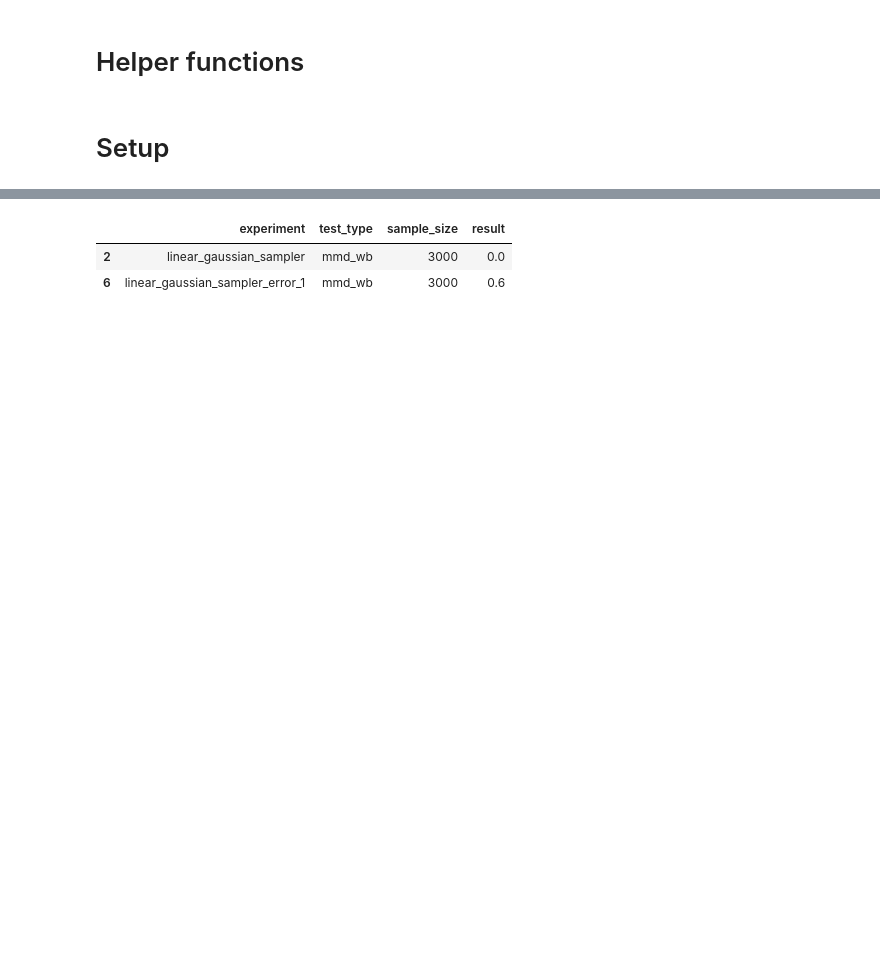
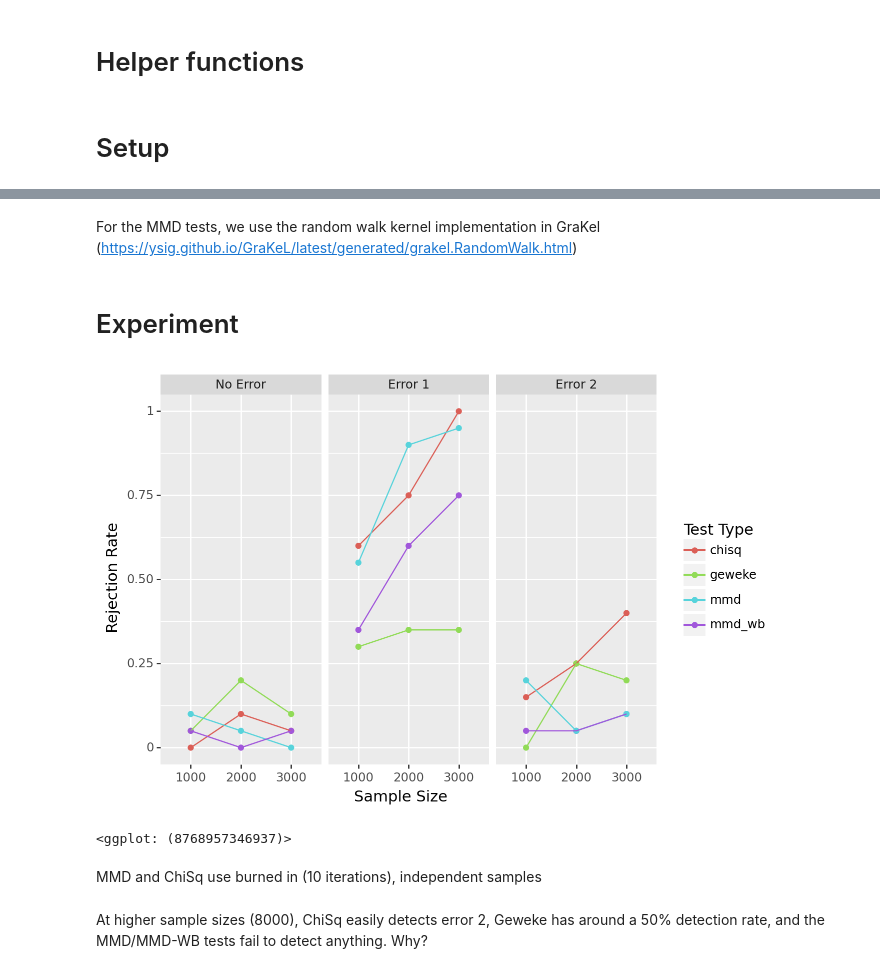
Before and after one commit to awjiang/mcmc-joint-tests, a Jupyter notebook: Graph.ipynb, the cells around one changed output, grey strips where cells are left out. Cells and saved outputs as stored; diff of their text form; code cells hidden in the pictures; blank space fills up the shorter version.

Commit message:
Write-up, Random Walk graph kernel result

```diff
--- a/Graph.ipynb
+++ b/Graph.ipynb
@@ -553 +571,5 @@ class linear_gaussian_sampler_error_2(linear_gaussian_sampler):
+# %% [markdown]
+For the MMD tests, we use the random walk kernel implementation in GraKel (https://ysig.github.io/GraKeL/latest/generated/grakel.RandomWalk.html)
+# %% [markdown]
+# Experiment
 # %%
@@ -600,18 +600,42 @@ df_results['result'] = pd.to_numeric(df_results['result'])
-# %%
-df_results.loc[df_results.test_type == 'mmd_wb']
-# %% [output]
-|  | experiment | test_type | sample_size | result |
-| 2 | linear_gaussian_sampler | mmd_wb | 3000 | 0.0 |
-| 6 | linear_gaussian_sampler_error_1 | mmd_wb | 3000 | 0.6 |
+# %%
+os.environ['MKL_NUM_THREAD'] = '1'
+
+num_nodes = 3
+num_trials = 20
+alpha = 0.05
+kernel_type='random_walk'
+
+# Cache
+kernel_table, index_table = graph_kernel_cache(num_nodes, kernel_type)
+
+lst_experiments = [linear_gaussian_sampler(num_nodes=num_nodes), linear_gaussian_sampler_error_1(num_nodes=num_nodes), linear_gaussian_sampler_error_2(num_nodes=num_nodes)]
+lst_sample_size = [1000, 2000, 3000]
+
+df_results = pd.DataFrame(index=onp.arange(0, 4*len(lst_experiments)*len(lst_sample_size)), columns=('experiment', 'test_type', 'sample_size', 'result'))
+
+i = 0
+for model in tqdm(lst_experiments):
+    for n in tqdm(lst_sample_size):
+        results = joblib.Parallel(n_jobs=10)(joblib.delayed(run_trial)(model, n, kernel_type, kernel_table, index_table, alpha, seed) for seed in range(num_trials))
+        results = onp.vstack(results).mean(0)
+        df_results.loc[i] = [type(model).__name__, 'chisq', n, results[0]]
+        df_results.loc[i+1] = [type(model).__name__, 'geweke', n, results[1]]
+        df_results.loc[i+2] = [type(model).__name__, 'mmd_wb', n, results[2]]
+        df_results.loc[i+3] = [type(model).__name__, 'mmd', n, results[3]]
+        i += 4
+df_results['result'] = pd.to_numeric(df_results['result'])
 # %%
 def exp_label(x):
     if 'error' in x:
         return f'Error {x[-1]}'
     else:
         return 'No Error'
 
-plot_results=ggplot(df_results, aes(x='sample_size', y='result', color='test_type', group='test_type')) + \
+plot_results=ggplot(df_results.loc[df_results.experiment != 'mmd_wb'], aes(x='sample_size', y='result', color='test_type', group='test_type')) + \
     geom_point() + geom_line() +\
     facet_grid('~experiment', labeller=exp_label) +\
-    labs(x='Sample Size', y='Rejection Rate', title='', color='Test Type') + scale_y_continuous(breaks = onp.arange(0, 1.05, 0.05))
-ggsave(plot_results, '3_DAG.png')
+    labs(x='Sample Size', y='Rejection Rate', title='', color='Test Type') + scale_y_continuous()
+plot_results
+# %% [output]
+[figure, added]
+<ggplot: (8768957346937)>
@@ -619,0 +642,4 @@ df_results.to_pickle(f'{num_nodes}_DAG')
+# %% [markdown]
+MMD and ChiSq use burned in (10 iterations), independent samples
+# %% [markdown]
+At higher sample sizes (8000), ChiSq easily detects error 2, Geweke has around a 50\% detection rate, and the MMD/MMD-WB tests fail to detect anything. Why?
```
Also changed, not shown: parts of 8 cells of this notebook.
